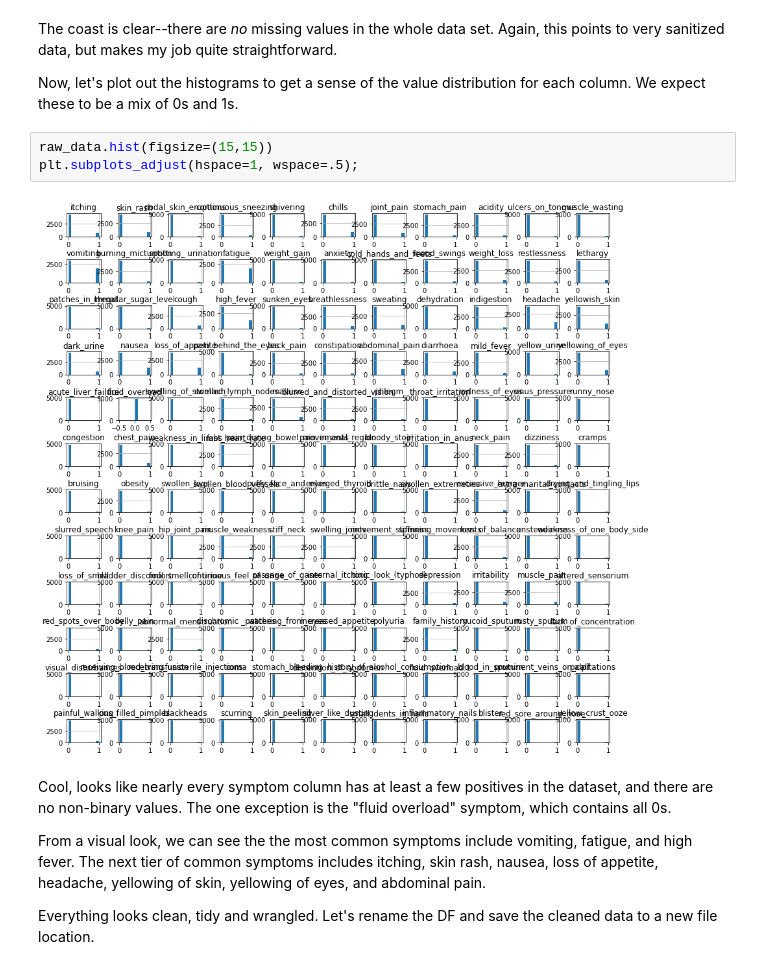
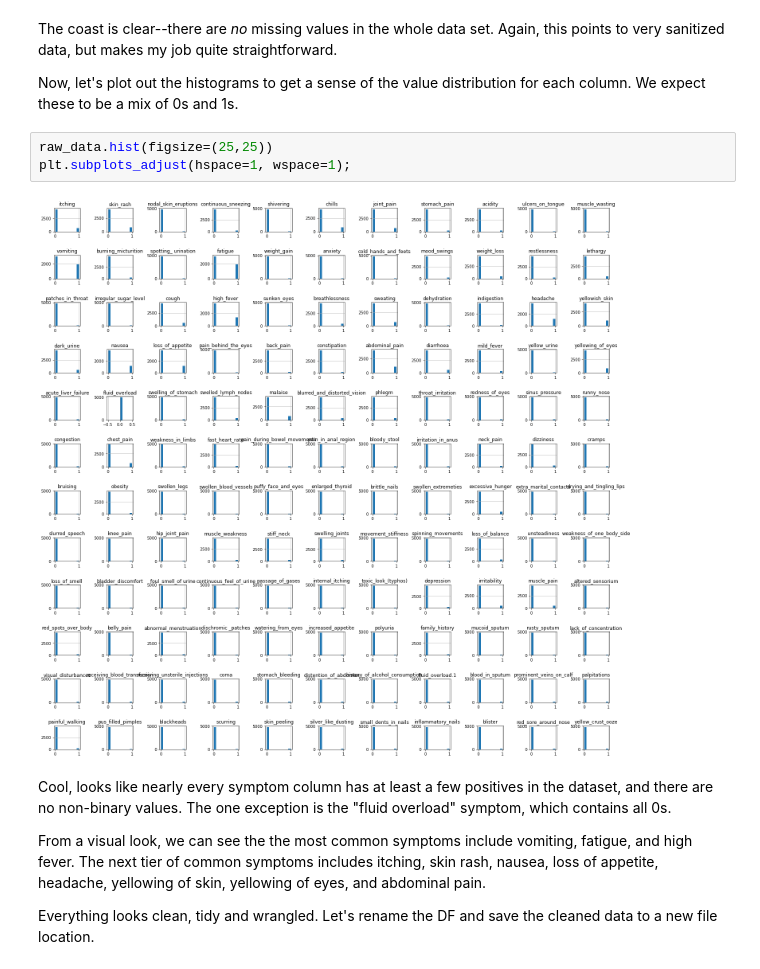
Before and after one commit to caitlinruble/Springboard, a Jupyter notebook: Classifying Disease - Capstone/Classifying Disease - Data Wrangling.ipynb, the cells around one changed output. Cells and saved outputs as stored; diff of their text form.

```diff
--- a/Classifying Disease - Capstone/Classifying Disease - Data Wrangling.ipynb
+++ b/Classifying Disease - Capstone/Classifying Disease - Data Wrangling.ipynb
@@ -120,10 +120,10 @@ The coast is clear--there are *no* missing values in the whole data set. Again,
 
 Now, let's plot out the histograms to get a sense of the value distribution for each column. We expect these to be a mix of 0s and 1s.
 # %%
-raw_data.hist(figsize=(15,15))
-plt.subplots_adjust(hspace=1, wspace=.5);
+raw_data.hist(figsize=(25,25))
+plt.subplots_adjust(hspace=1, wspace=1);
 # %% [output]
-[figure, old version]
+[figure, new version]
 # %% [markdown]
 Cool, looks like nearly every symptom column has at least a few positives in the dataset, and there are no non-binary values. The one exception is the "fluid overload" symptom, which contains all 0s.
 
```
Also changed, not shown: parts of 2 cells of this notebook, 3 other files.
